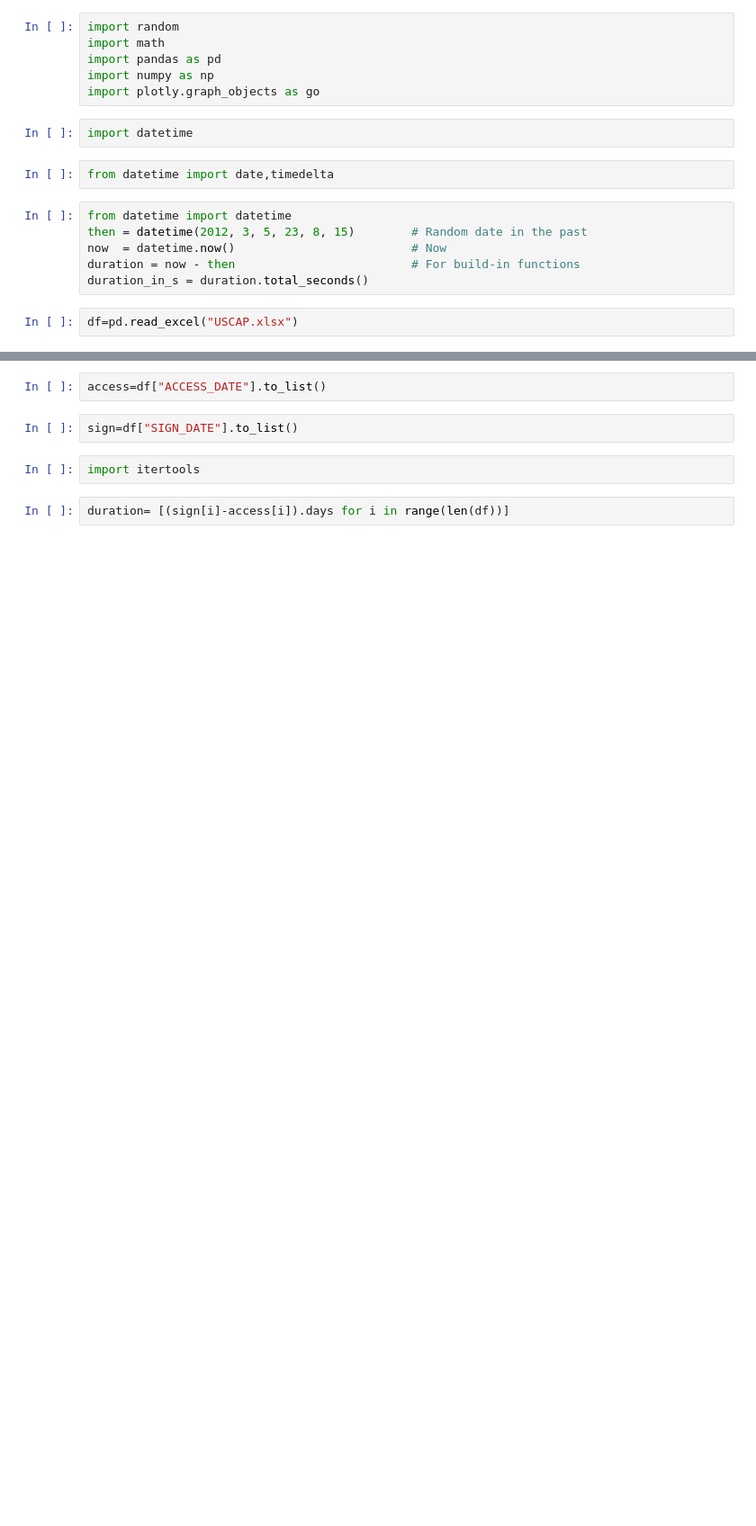
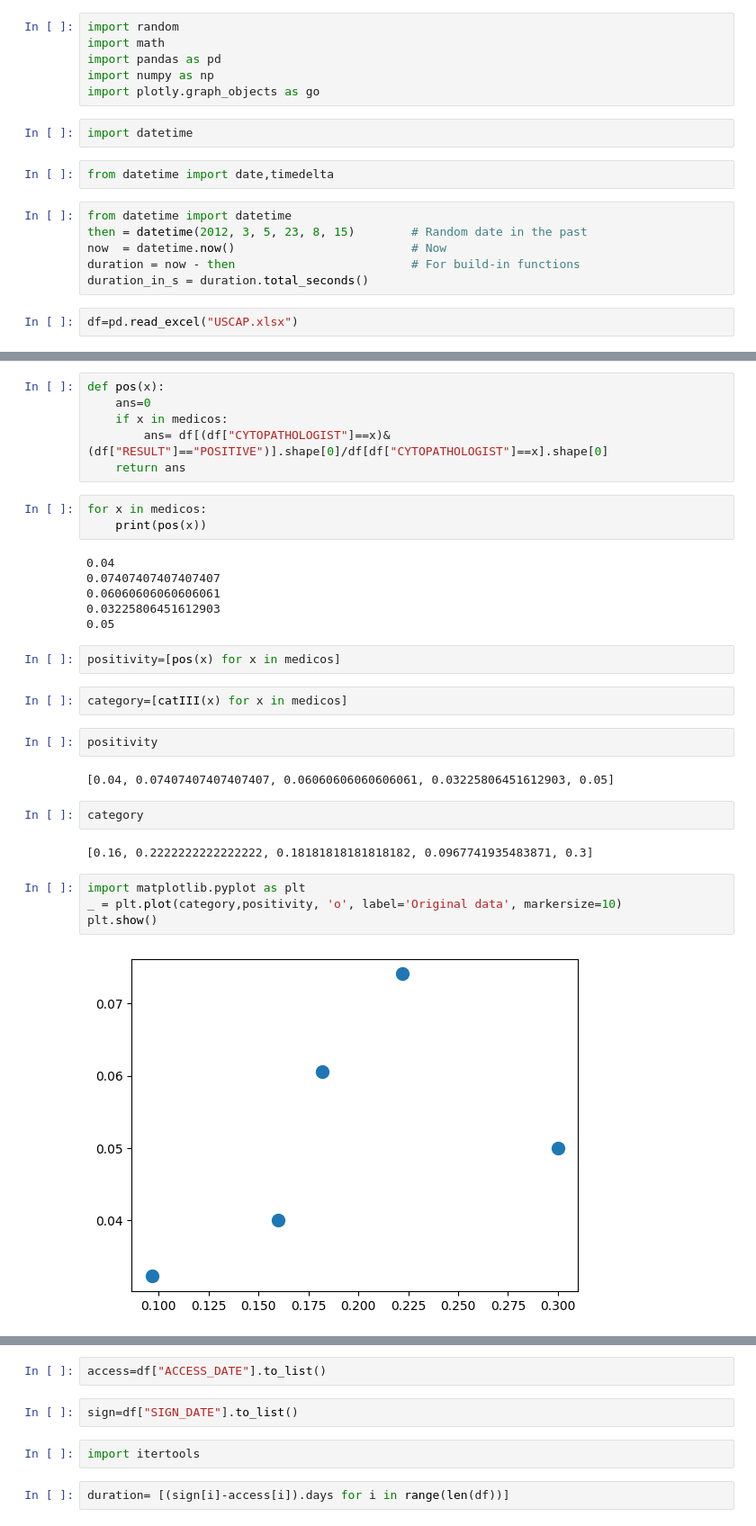
Before and after one commit to mathmax-team/USCAP_Thyroid, a Jupyter notebook: data/USCAP_data.ipynb, the cells around one changed output, grey strips where cells are left out. Shown: that part at 90% size. Cells and saved outputs as stored; diff of their text form; blank space fills up the shorter version.

```diff
--- a/data/USCAP_data.ipynb
+++ b/data/USCAP_data.ipynb
@@ -18,0 +62,33 @@ df=pd.read_excel("USCAP.xlsx")
+# %%
+def pos(x):
+    ans=0
+    if x in medicos:
+        ans= df[(df["CYTOPATHOLOGIST"]==x)&(df["RESULT"]=="POSITIVE")].shape[0]/df[df["CYTOPATHOLOGIST"]==x].shape[0]
+    return ans
+# %%
+for x in medicos:
+    print(pos(x))
+# %% [output]
+0.04
+0.07407407407407407
+0.06060606060606061
+0.03225806451612903
+0.05
+# %%
+positivity=[pos(x) for x in medicos]
+# %%
+category=[catIII(x) for x in medicos]
+# %%
+positivity
+# %% [output]
+[0.04, 0.07407407407407407, 0.06060606060606061, 0.03225806451612903, 0.05]
+# %%
+category
+# %% [output]
+[0.16, 0.2222222222222222, 0.18181818181818182, 0.0967741935483871, 0.3]
+# %%
+import matplotlib.pyplot as plt
+_ = plt.plot(category,positivity, 'o', label='Original data', markersize=10)
+plt.show()
+# %% [output]
+[figure, added]
```
Also changed, not shown: parts of 22 cells of this notebook, 6 other files.
